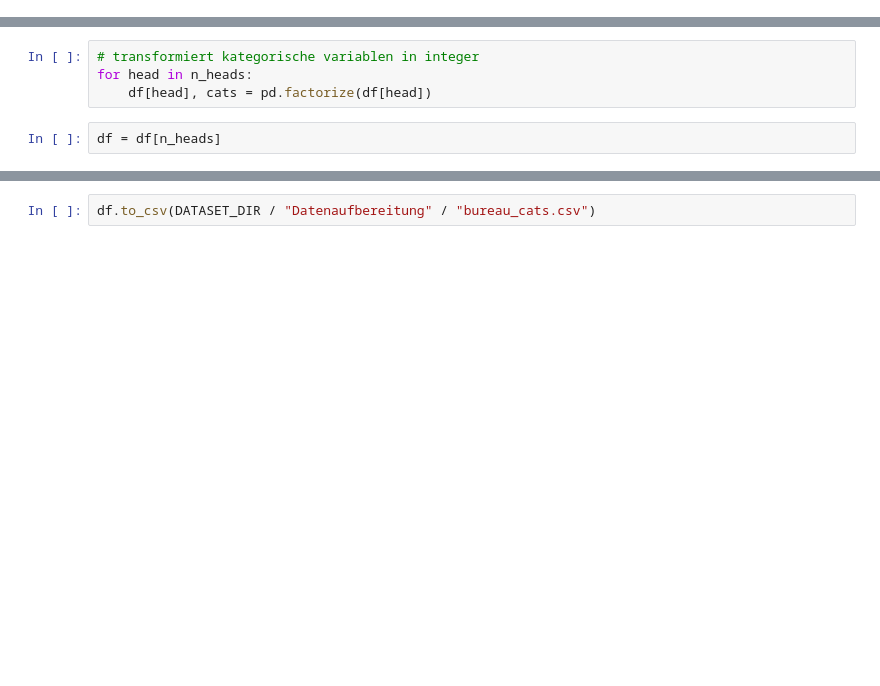
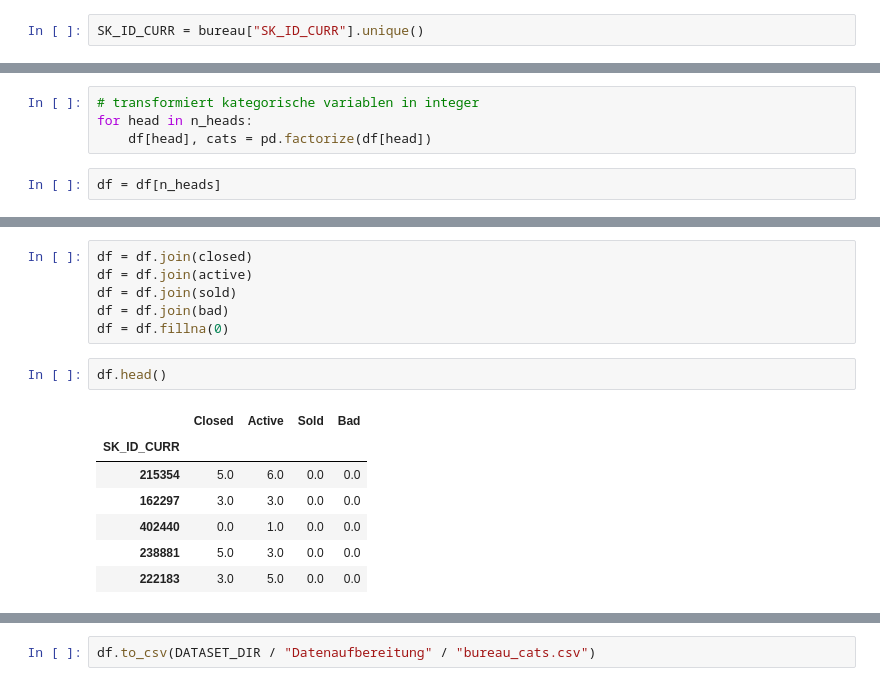
Before and after one commit to robertgraefe/Masterarbeit, a Jupyter notebook: Jupyter Notebook/FillNA/Kategorische Daten/2. Bureau.ipynb, the cells around one changed output, grey strips where cells are left out. Cells and saved outputs as stored; diff of their text form; blank space fills up the shorter version.

```diff
--- a/Jupyter Notebook/FillNA/Kategorische Daten/2. Bureau.ipynb
+++ b/Jupyter Notebook/FillNA/Kategorische Daten/2. Bureau.ipynb
@@ -40,6 +40,8 @@ bureau.head()
 | 2 | 215354 | 5714464 | Active | currency 1 | -203 | 0 | ... |
 | 3 | 215354 | 5714465 | Active | currency 1 | -203 | 0 | ... |
 | 4 | 215354 | 5714466 | Active | currency 1 | -629 | 0 | ... |
+# %%
+SK_ID_CURR = bureau["SK_ID_CURR"].unique()
 # %%
 df = bureau[["SK_ID_CURR", "TARGET"] + n_heads]
 # %%
@@ -218,0 +293,16 @@ df = df[n_heads]
+# %%
+df = df.join(closed)
+df = df.join(active)
+df = df.join(sold)
+df = df.join(bad)
+df = df.fillna(0)
+# %%
+df.head()
+# %% [output]
+|  | Closed | Active | Sold | Bad |
+| SK_ID_CURR |  |  |  |  |
+| 215354 | 5.0 | 6.0 | 0.0 | 0.0 |
+| 162297 | 3.0 | 3.0 | 0.0 | 0.0 |
+| 402440 | 0.0 | 1.0 | 0.0 | 0.0 |
+| 238881 | 5.0 | 3.0 | 0.0 | 0.0 |
+| 222183 | 3.0 | 5.0 | 0.0 | 0.0 |
```
Also changed, not shown: parts of 16 cells of this notebook, 4 other files.
